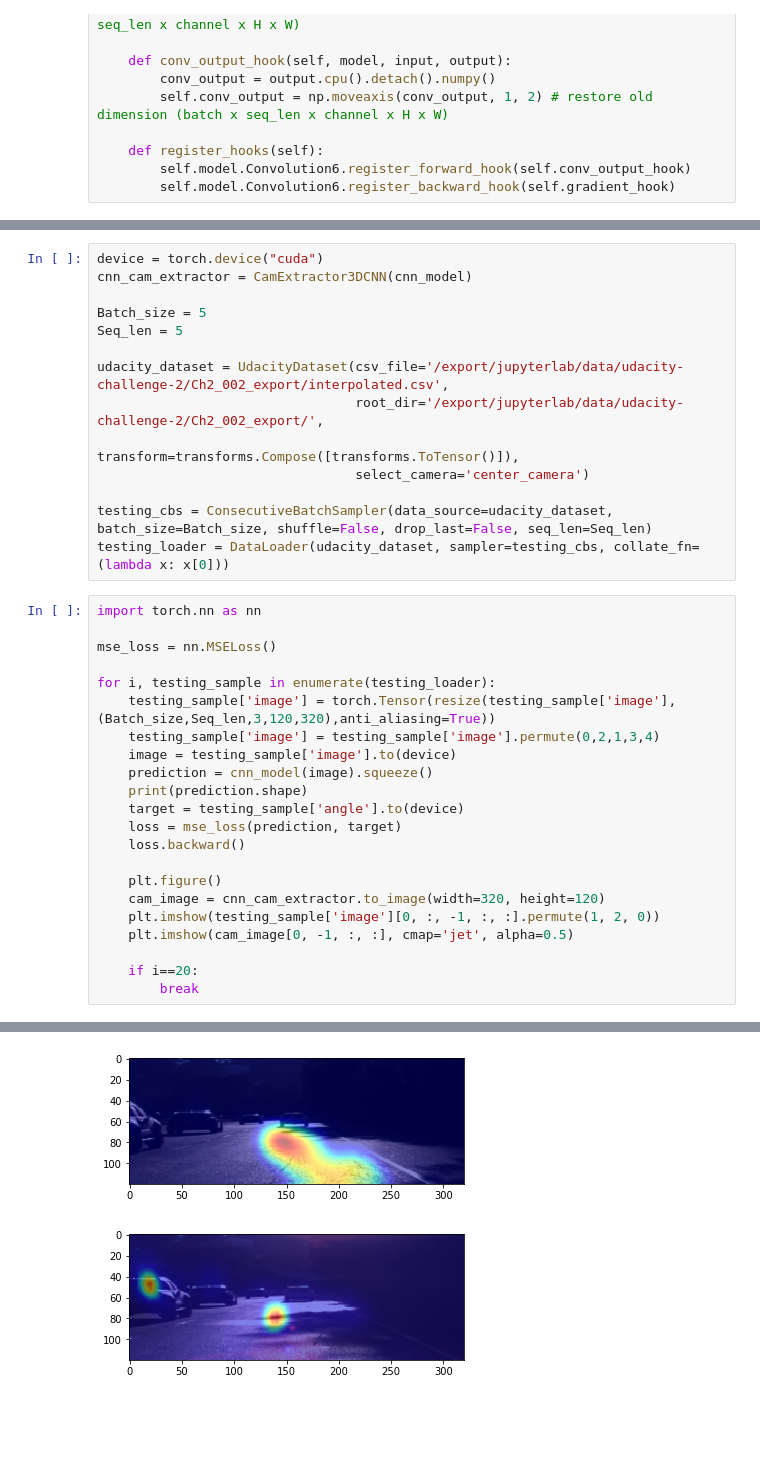
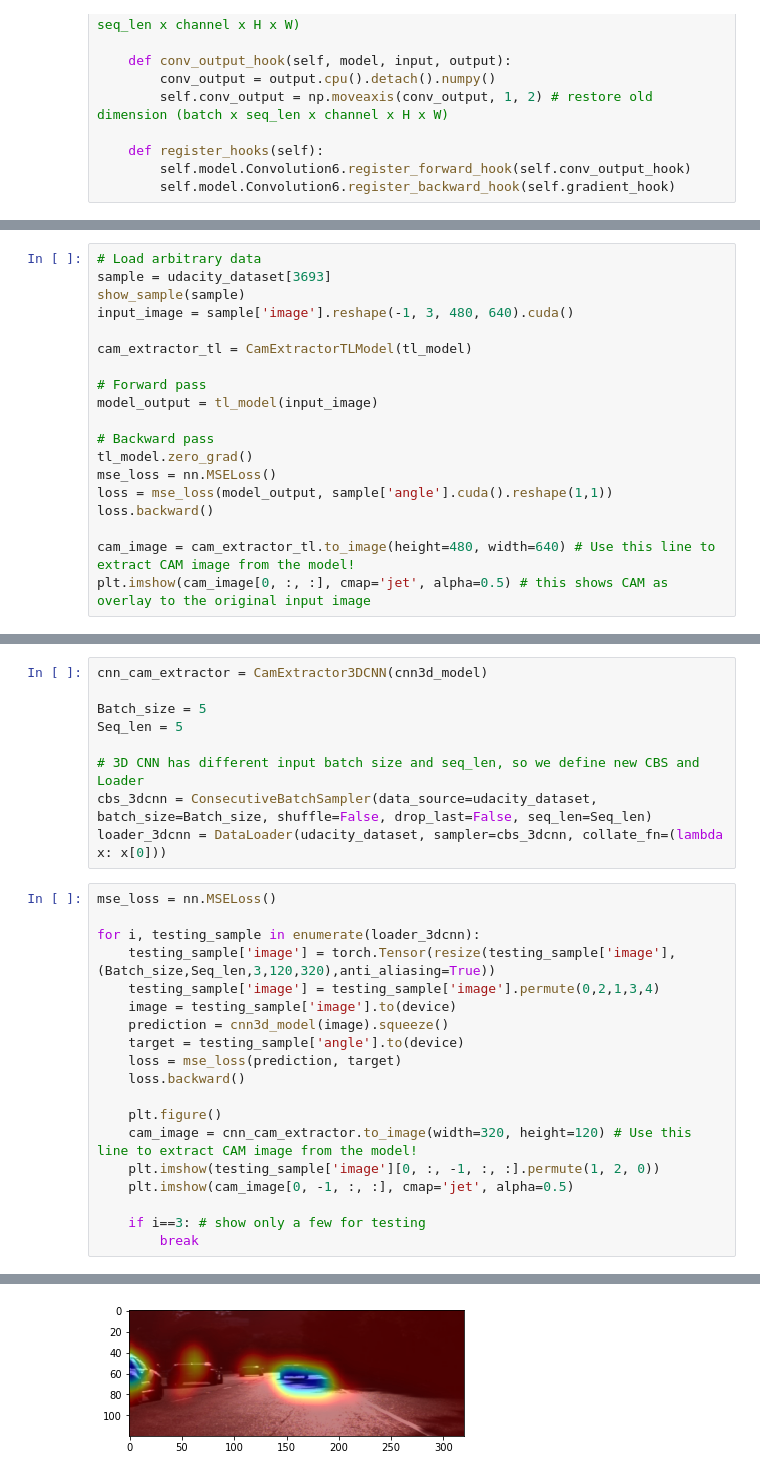
Before and after one commit to cvcore/steering-angle-prediction, a Jupyter notebook: steering_prediction.ipynb, the cells around one changed output, grey strips where cells are left out. Cells and saved outputs as stored; diff of their text form; blank space fills up the shorter version.

```diff
--- a/steering_prediction.ipynb
+++ b/steering_prediction.ipynb
@@ -852,0 +796,19 @@ Convolution3D(
+# %%
+# Load arbitrary data
+sample = udacity_dataset[3693]
+show_sample(sample)
+input_image = sample['image'].reshape(-1, 3, 480, 640).cuda()
+
+cam_extractor_tl = CamExtractorTLModel(tl_model)
+
+# Forward pass
+model_output = tl_model(input_image)
+
+# Backward pass
+tl_model.zero_grad()
+mse_loss = nn.MSELoss()
+loss = mse_loss(model_output, sample['angle'].cuda().reshape(1,1))
+loss.backward()
+
+cam_image = cam_extractor_tl.to_image(height=480, width=640) # Use this line to extract CAM image from the model!
+plt.imshow(cam_image[0, :, :], cmap='jet', alpha=0.5) # this shows CAM as overlay to the original input image
@@ -853,37 +820,29 @@ Convolution3D(
 # %%
-device = torch.device("cuda")
-cnn_cam_extractor = CamExtractor3DCNN(cnn_model)
+cnn_cam_extractor = CamExtractor3DCNN(cnn3d_model)
 
 Batch_size = 5
 Seq_len = 5
 
-udacity_dataset = UdacityDataset(csv_file='/export/jupyterlab/data/udacity-challenge-2/Ch2_002_export/interpolated.csv',
-                                 root_dir='/export/jupyterlab/data/udacity-challenge-2/Ch2_002_export/',
-                                 transform=transforms.Compose([transforms.ToTensor()]),
-                                 select_camera='center_camera')
-
-testing_cbs = ConsecutiveBatchSampler(data_source=udacity_dataset, batch_size=Batch_size, shuffle=False, drop_last=False, seq_len=Seq_len)
-testing_loader = DataLoader(udacity_dataset, sampler=testing_cbs, collate_fn=(lambda x: x[0]))
+# 3D CNN has different input batch size and seq_len, so we define new CBS and Loader
+cbs_3dcnn = ConsecutiveBatchSampler(data_source=udacity_dataset, batch_size=Batch_size, shuffle=False, drop_last=False, seq_len=Seq_len)
+loader_3dcnn = DataLoader(udacity_dataset, sampler=cbs_3dcnn, collate_fn=(lambda x: x[0]))
 # %%
-import torch.nn as nn
-
 mse_loss = nn.MSELoss()
 
-for i, testing_sample in enumerate(testing_loader):
+for i, testing_sample in enumerate(loader_3dcnn):
     testing_sample['image'] = torch.Tensor(resize(testing_sample['image'], (Batch_size,Seq_len,3,120,320),anti_aliasing=True))
     testing_sample['image'] = testing_sample['image'].permute(0,2,1,3,4)
     image = testing_sample['image'].to(device)
-    prediction = cnn_model(image).squeeze()
-    print(prediction.shape)
+    prediction = cnn3d_model(image).squeeze()
     target = testing_sample['angle'].to(device)
     loss = mse_loss(prediction, target)
     loss.backward()
 
     plt.figure()
-    cam_image = cnn_cam_extractor.to_image(width=320, height=120)
+    cam_image = cnn_cam_extractor.to_image(width=320, height=120) # Use this line to extract CAM image from the model!
     plt.imshow(testing_sample['image'][0, :, -1, :, :].permute(1, 2, 0))
     plt.imshow(cam_image[0, -1, :, :], cmap='jet', alpha=0.5)
 
-    if i==20:
+    if i==3: # show only a few for testing
         break
 # %% [output]
@@ -910,2 +852 @@ torch.Size([5, 5])
-[figure, old version]
+[figure, new version]
-[figure, removed]
```
Also changed, not shown: parts of 30 cells of this notebook.
